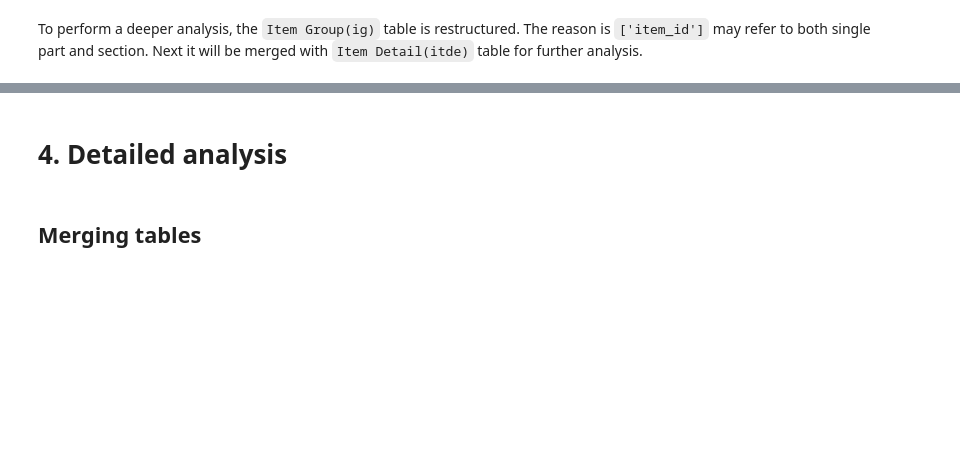
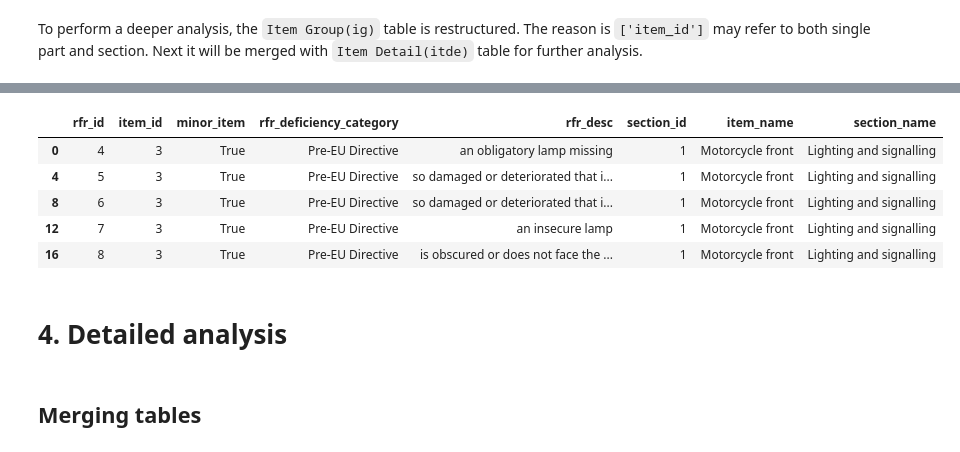
Before and after one commit to sttseitlin/MOT-test-for-motorcycles, a Jupyter notebook: moto.ipynb, the cells around one changed output, grey strips where cells are left out. Saved outputs shown, nothing was run; the diff lists cells and outputs as text; code cells hidden in the pictures; blank space fills up the shorter version.

```diff
--- a/moto.ipynb
+++ b/moto.ipynb
@@ -692,3 +687,8 @@ itde['minor_item'] = itde['minor_item'].map({'Y': True, 'N': False})
+# %%
+itde['rfr_insp_manual_desc'] = itde['rfr_insp_manual_desc'].fillna(itde['rfr_desc'])
+itde = itde.drop(columns=['test_class_id','rfr_desc','rfr_advisory_text', 'rfr_loc_marker'])
+itde.rename(columns={'rfr_insp_manual_desc': 'rfr_desc'}, inplace=True)
+itde['minor_item'] = itde['minor_item'].map({'Y': True, 'N': False})
 # %% [markdown]
 Again, i'll convert all ids column to "Int32" type and columns with low number of unique values to "category".
 # %%
@@ -696,6 +696,8 @@ int_cols = ['rfr_id', 'test_item_id', 'test_item_set_section_id']
 itde[int_cols] = itde[int_cols].astype('Int32')
 itde['rfr_deficiency_category'] = itde['rfr_deficiency_category'].astype('category')
 itde['rfr_desc'] = itde['rfr_desc'].astype('string')
+# %%
+itde = itde.drop_duplicates(keep='first')
 # %%
 display(Markdown(f"Initial table info:"))
 print(buffer.getvalue())
@@ -2376,3 +2262,22 @@ Name: count, dtype: int64
+# %%
+moto_items_rfrs = (
+    itde.merge(
+        moto_items,
+        how='left',
+        on=['test_item_id', 'test_item_set_section_id']
+
+    )
+    .rename(columns={'test_item_id': 'item_id', 'test_item_set_section_id': 'section_id'})
+    .drop_duplicates(keep='first')
+)
+moto_items_rfrs.head()
+# %% [output]
+|  | rfr_id | item_id | minor_item | rfr_deficiency_category | rfr_desc | section_id | item_name | section_name |
+| 0 | 4 | 3 | True | Pre-EU Directive | an obligatory lamp missing | 1 | Motorcycle front | Lighting and signalling |
+| 4 | 5 | 3 | True | Pre-EU Directive | so damaged or deteriorated that i... | 1 | Motorcycle front | Lighting and signalling |
+| 8 | 6 | 3 | True | Pre-EU Directive | so damaged or deteriorated that i... | 1 | Motorcycle front | Lighting and signalling |
+| 12 | 7 | 3 | True | Pre-EU Directive | an insecure lamp | 1 | Motorcycle front | Lighting and signalling |
+| 16 | 8 | 3 | True | Pre-EU Directive | is obscured or does not face the ... | 1 | Motorcycle front | Lighting and signalling |
 # %% [markdown]
 # 4. Detailed analysis
 # %% [markdown]
```
Also changed, not shown: parts of 92 cells of this notebook.
